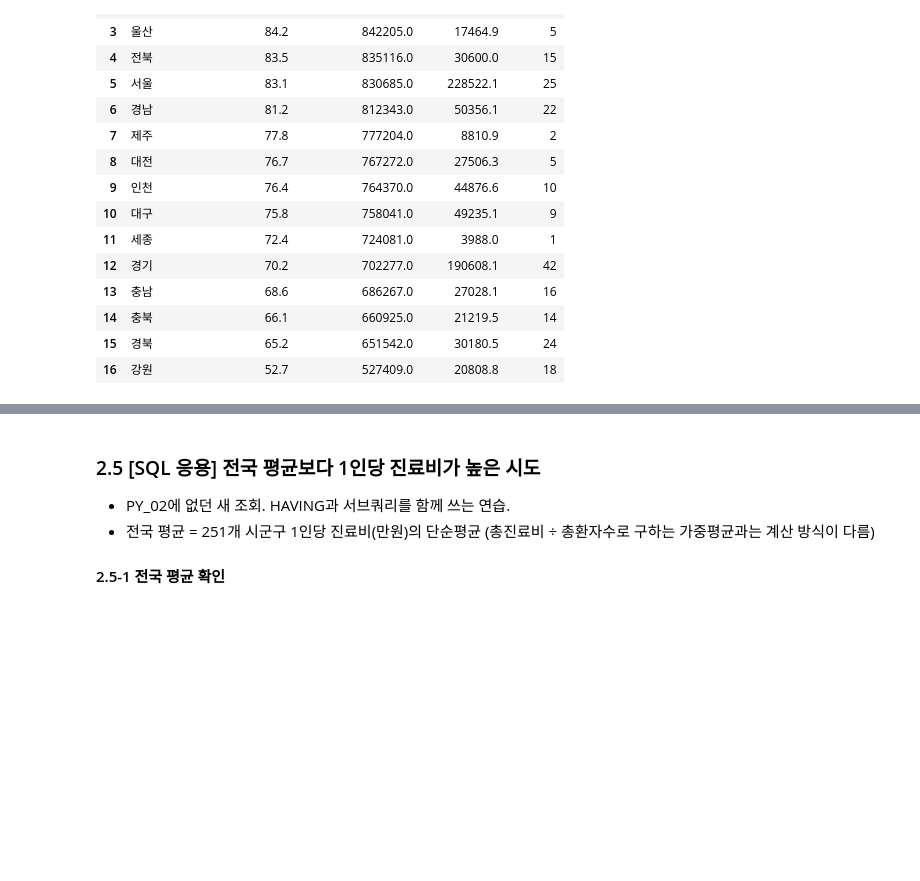
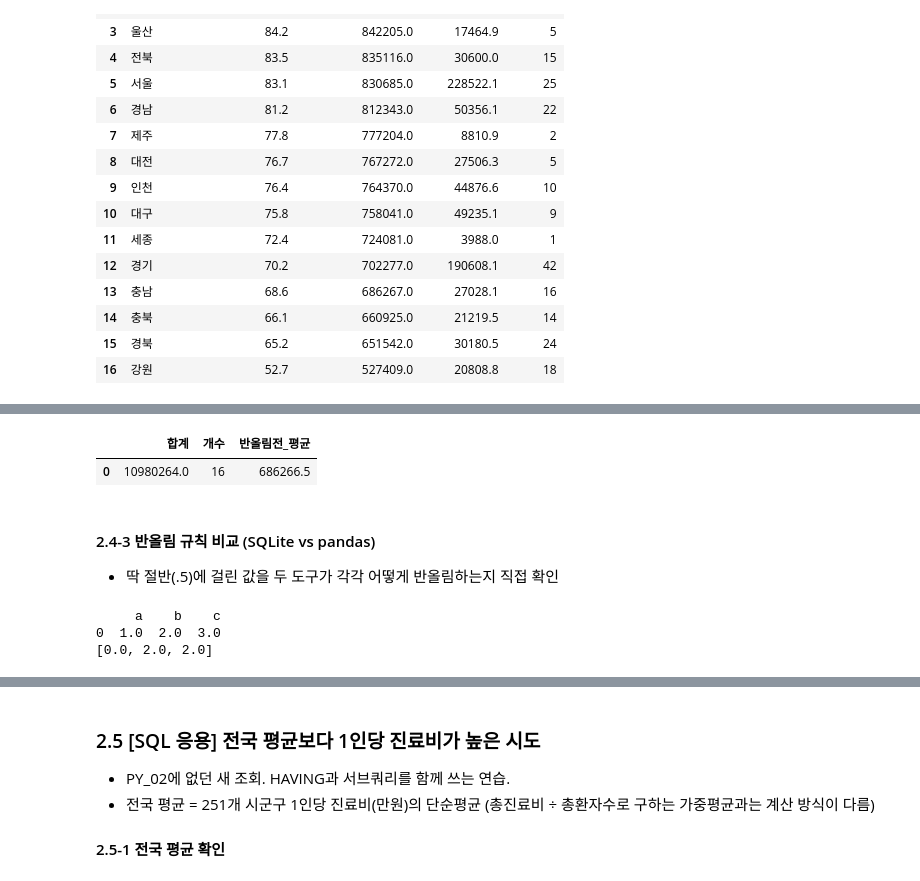
Before and after one commit to woohyun029/SQL-Data-Processing-Practice, a Jupyter notebook: SQL_02_HIRA.ipynb, the cells around one changed output, grey strips where cells are left out. Drawn from its saved outputs; the diff is of its cells as text; code cells hidden in the pictures; blank space fills up the shorter version.

```diff
--- a/SQL_02_HIRA.ipynb
+++ b/SQL_02_HIRA.ipynb
@@ -136,0 +150,22 @@ pd.read_sql(q, conn)
+# %%
+q = """
+SELECT SUM(일인당_진료비) AS 합계,
+       COUNT(*) AS 개수,
+       AVG(일인당_진료비) AS 반올림전_평균
+FROM hira_eda
+WHERE 시도 = '충남'
+"""
+pd.read_sql(q, conn)
+# %% [output]
+|  | 합계 | 개수 | 반올림전_평균 |
+| 0 | 10980264.0 | 16 | 686266.5 |
+# %% [markdown]
+#### 2.4-3 반올림 규칙 비교 (SQLite vs pandas)
+- 딱 절반(.5)에 걸린 값을 두 도구가 각각 어떻게 반올림하는지 직접 확인
+# %%
+print(pd.read_sql("SELECT ROUND(0.5) AS a, ROUND(1.5) AS b, ROUND(2.5) AS c", conn))
+print(pd.Series([0.5, 1.5, 2.5]).round(0).tolist())
+# %% [output]
+     a    b    c
+0  1.0  2.0  3.0
+[0.0, 2.0, 2.0]
```
Also changed, not shown: parts of 15 cells of this notebook.
